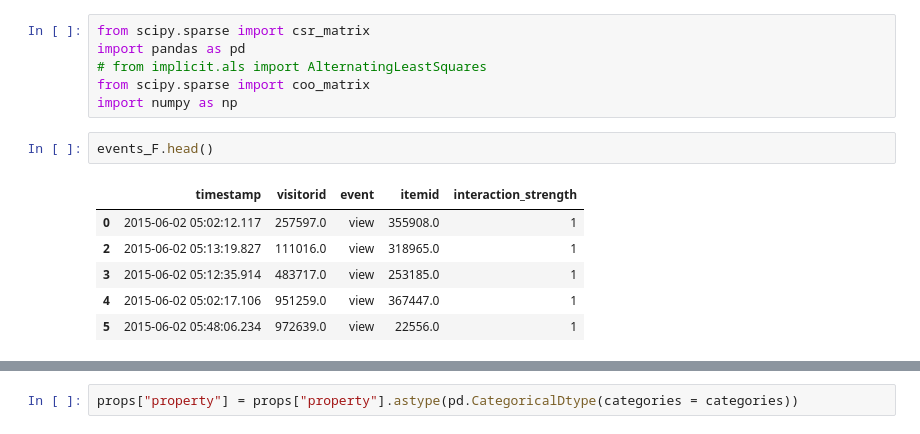
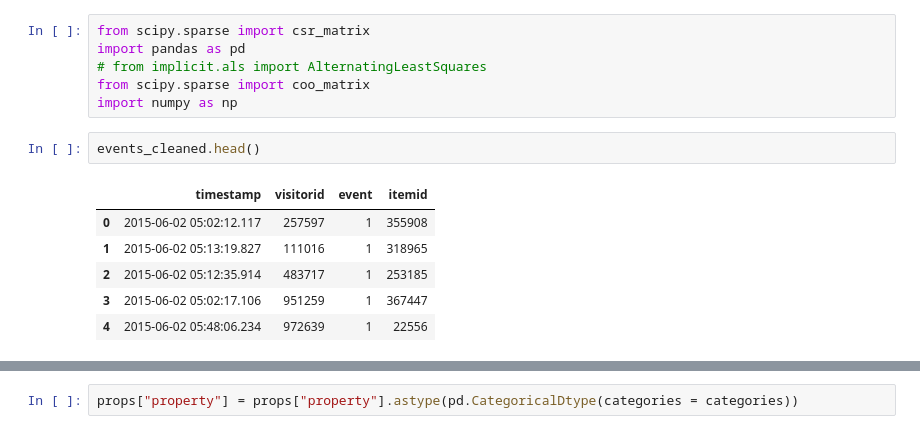
Before and after one commit to llawlaw23/Recommendation-System, a Jupyter notebook: analysis.ipynb, the cells around one changed output, grey strips where cells are left out. Cells and saved outputs as stored; diff of their text form.

Commit message:
Datasets Cleaned

```diff
--- a/analysis.ipynb
+++ b/analysis.ipynb
@@ -300,11 +275,11 @@ import pandas as pd
 from scipy.sparse import coo_matrix
 import numpy as np
 # %%
-events_F.head()
+events_cleaned.head()
 # %% [output]
-|  | timestamp | visitorid | event | itemid | interaction_strength |
-| 0 | 2015-06-02 05:02:12.117 | 257597.0 | view | 355908.0 | 1 |
-| 2 | 2015-06-02 05:13:19.827 | 111016.0 | view | 318965.0 | 1 |
-| 3 | 2015-06-02 05:12:35.914 | 483717.0 | view | 253185.0 | 1 |
-| 4 | 2015-06-02 05:02:17.106 | 951259.0 | view | 367447.0 | 1 |
-| 5 | 2015-06-02 05:48:06.234 | 972639.0 | view | 22556.0 | 1 |
+|  | timestamp | visitorid | event | itemid |
+| 0 | 2015-06-02 05:02:12.117 | 257597 | 1 | 355908 |
+| 1 | 2015-06-02 05:13:19.827 | 111016 | 1 | 318965 |
+| 2 | 2015-06-02 05:12:35.914 | 483717 | 1 | 253185 |
+| 3 | 2015-06-02 05:02:17.106 | 951259 | 1 | 367447 |
+| 4 | 2015-06-02 05:48:06.234 | 972639 | 1 | 22556 |
```
Also changed, not shown: parts of 56 cells of this notebook.
